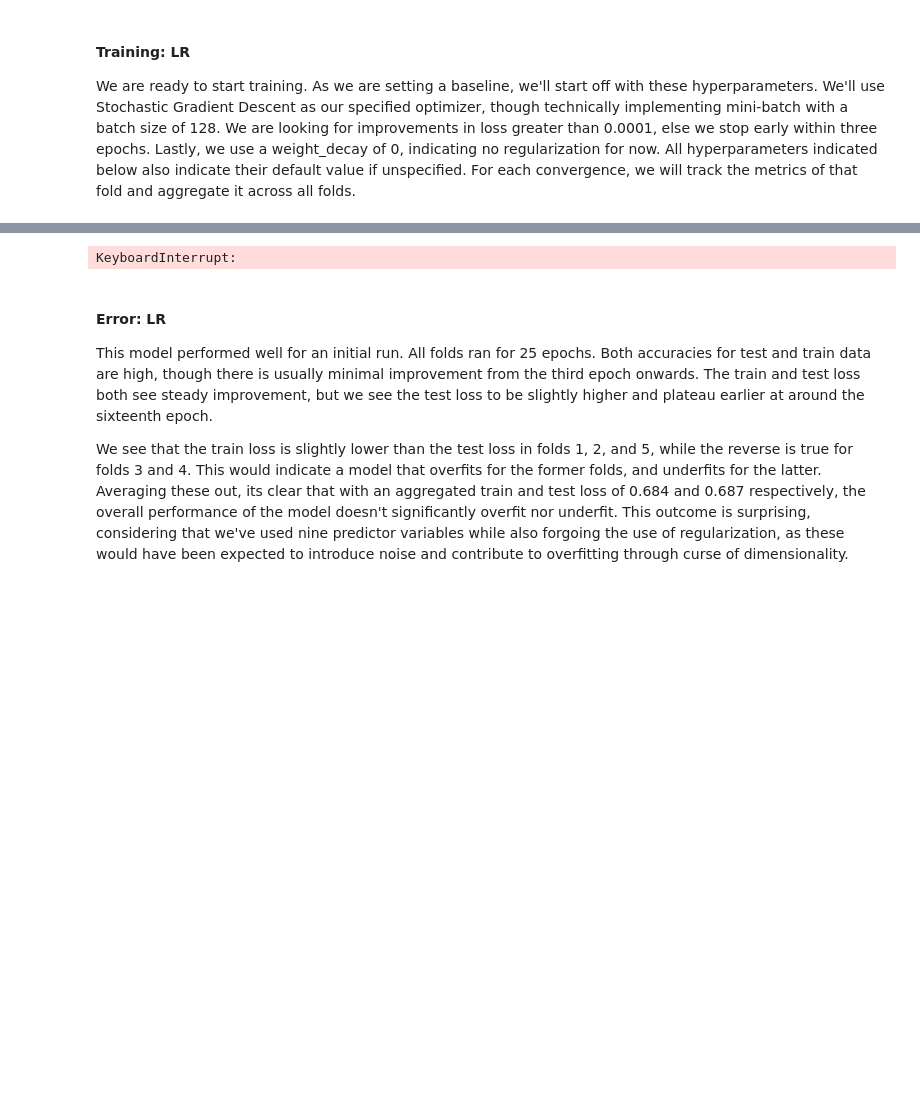
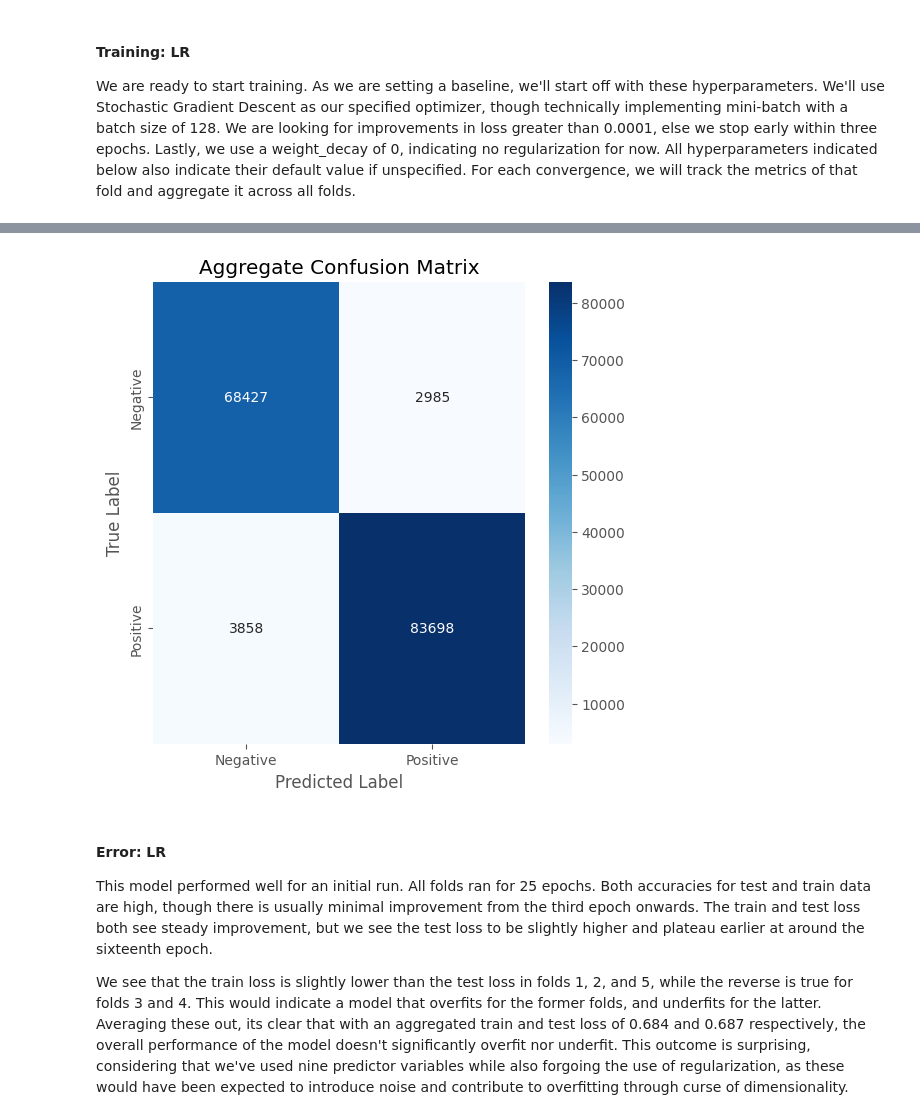
Before and after one commit to devonjavier/STINTSY-Project, a Jupyter notebook: STINTSY_MCO_LFS.ipynb, the cells around one changed output, grey strips where cells are left out. Saved outputs shown, nothing was run; the diff lists cells and outputs as text; code cells hidden in the pictures; blank space fills up the shorter version.

```diff
--- a/STINTSY_MCO_LFS.ipynb
+++ b/STINTSY_MCO_LFS.ipynb
@@ -315,6 +316,9 @@ result_dict = train_model(
     weight_decay=0,
     seed=seed
 )
+
+lr_accuracies_test = result_dict["all_final_test_accuracies"]
+print(lr_accuracies_test);
 
 
 print("\nModel training complete!")
@@ -340,4 +359,4 @@ Epoch 1/50: Train Loss: 0.1969, Test Loss: 0.1090, Train Acc: 0.9595, Test Acc:
-KeyboardInterrupt:
+[figure, added]
 # %% [markdown]
 #### Error: LR
 This model performed well for an initial run. All folds ran for 25 epochs. Both accuracies for test and train data are high, though there is usually minimal improvement from the third epoch onwards. The train and test loss both see steady improvement, but we see the test loss  to be slightly higher and plateau earlier at around the sixteenth epoch.
```
Also changed, not shown: parts of 9 cells of this notebook, 1 other file.
